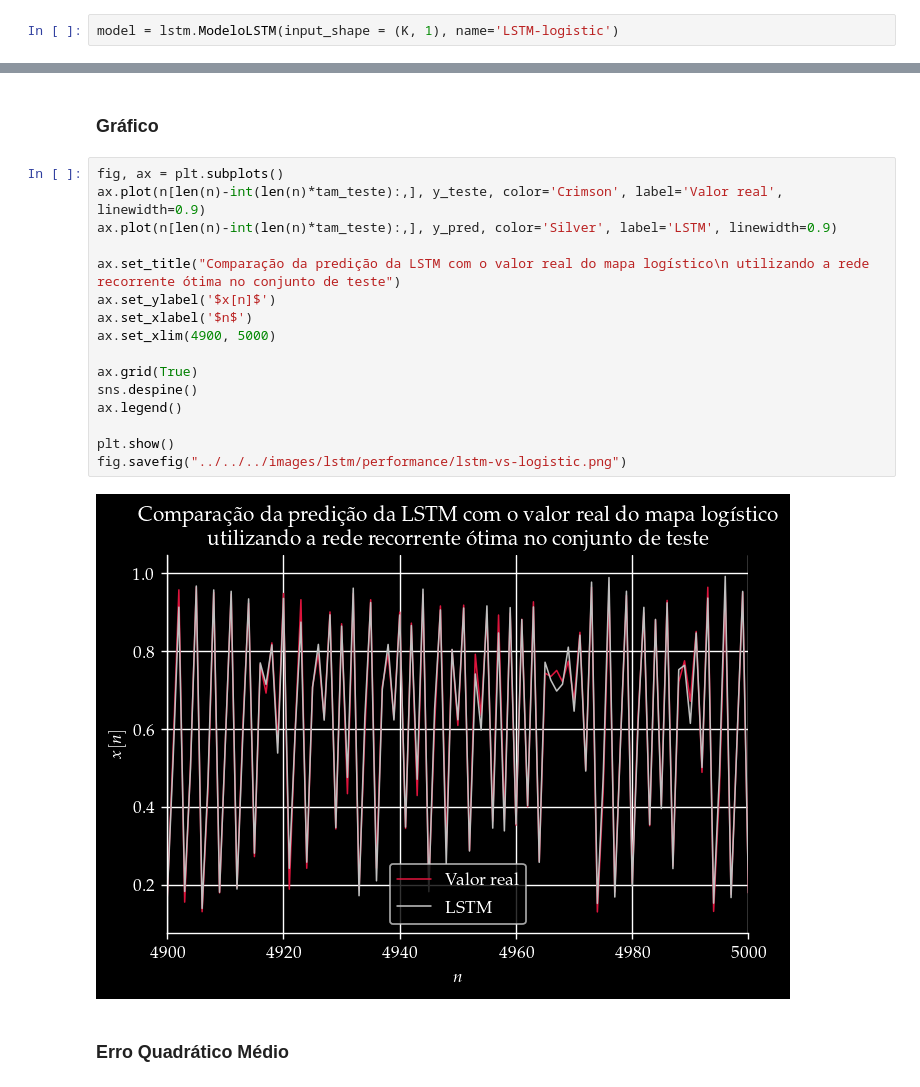
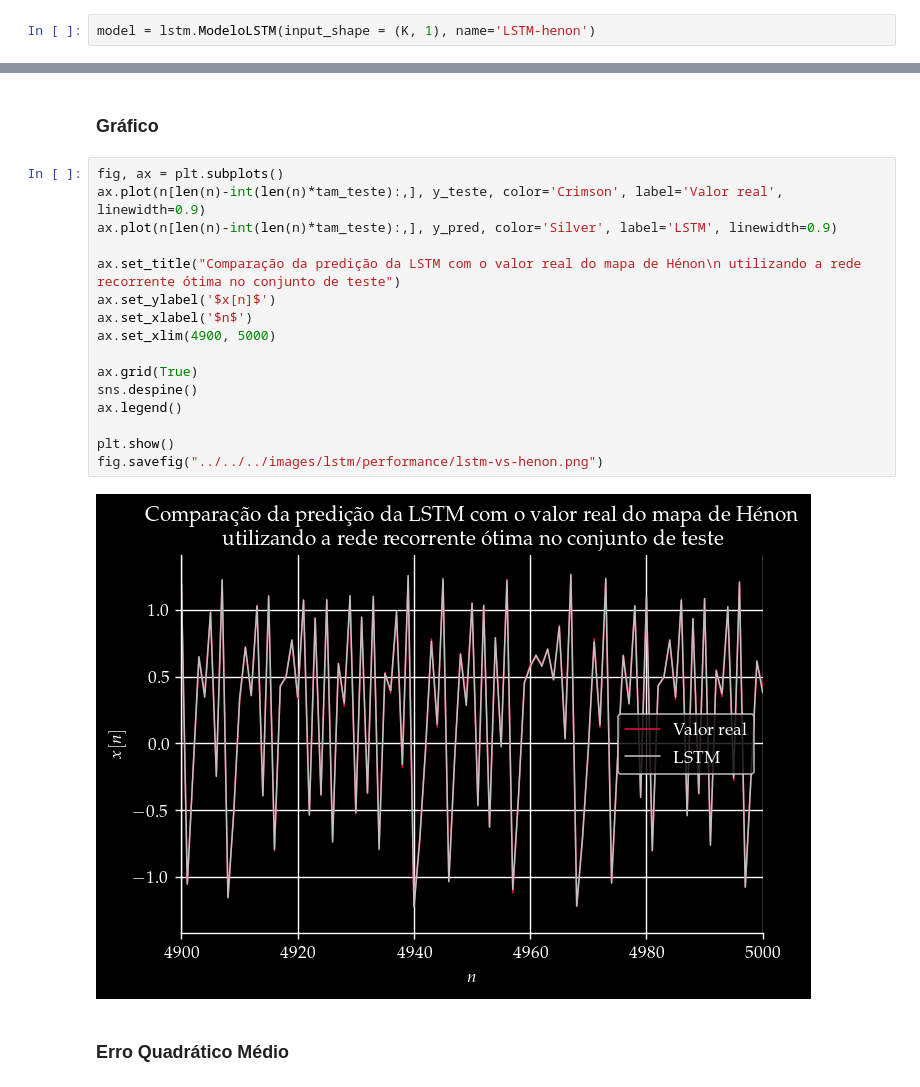
Before and after one commit to joaoppagnan/pibic-2020-2021, a Jupyter notebook: notebooks/testes-exploratorios/lstm/lstm-gridsearch-henon-map.ipynb, the cells around one changed output, grey strips where cells are left out. Saved outputs shown, nothing was run; the diff lists cells and outputs as text.

Commit message:
gridsearch implementado e testada no mapa de henon pra LSTM

```diff
--- a/notebooks/testes-exploratorios/lstm/lstm-gridsearch-henon-map.ipynb
+++ b/notebooks/testes-exploratorios/lstm/lstm-gridsearch-henon-map.ipynb
@@ -315,5 +314,5 @@ X_treino, X_teste, X_val, y_treino, y_teste, y_val = serie_temporal.dividir_trei
 # %% [markdown]
 #### Ajuste no modelo
 # %%
-model = lstm.ModeloLSTM(input_shape = (K, 1), name='LSTM-logistic')
+model = lstm.ModeloLSTM(input_shape = (K, 1), name='LSTM-henon')
 # %%
@@ -364,21 +363,21 @@ y_pred = model.predicao(X_teste)
 # %%
 fig, ax = plt.subplots()
 ax.plot(n[len(n)-int(len(n)*tam_teste):,], y_teste, color='Crimson', label='Valor real', linewidth=0.9)
 ax.plot(n[len(n)-int(len(n)*tam_teste):,], y_pred, color='Silver', label='LSTM', linewidth=0.9)
 
-ax.set_title("Comparação da predição da LSTM com o valor real do mapa logístico\n utilizando a rede recorrente ótima no conjunto de teste")
+ax.set_title("Comparação da predição da LSTM com o valor real do mapa de Hénon\n utilizando a rede recorrente ótima no conjunto de teste")
 ax.set_ylabel('$x[n]$')
 ax.set_xlabel('$n$')
 ax.set_xlim(4900, 5000)
 
 ax.grid(True)
 sns.despine()
 ax.legend()
 
 plt.show()
-fig.savefig("../../../images/lstm/performance/lstm-vs-logistic.png")
+fig.savefig("../../../images/lstm/performance/lstm-vs-henon.png")
 # %% [output]
-[figure, old version]
+[figure, new version]
 # %% [markdown]
 ### Erro Quadrático Médio
 # %%
```
Also changed, not shown: parts of 7 cells of this notebook, 2 other files.
